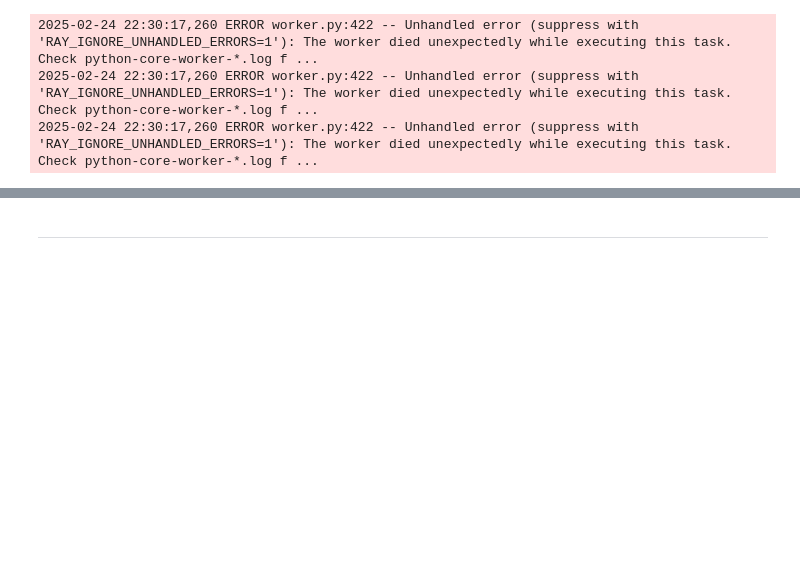
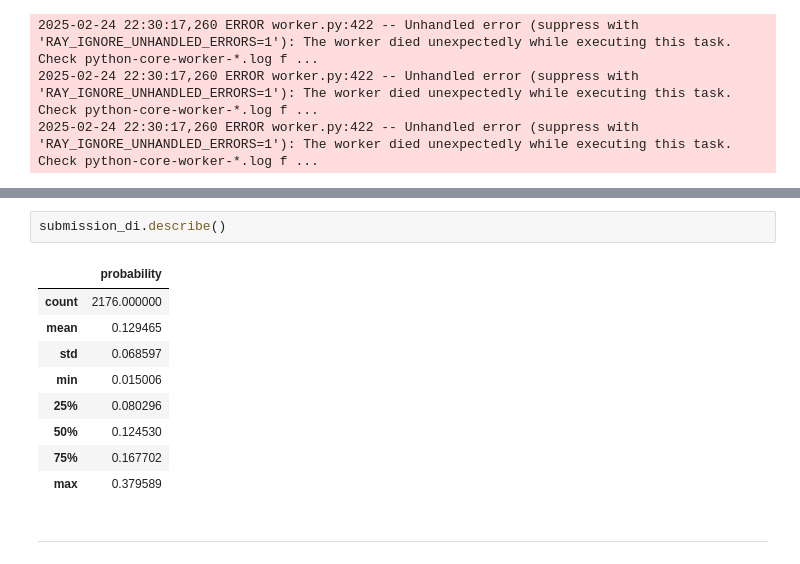
Before and after one commit to BaekJunehong/LG_Aimers_6th, a Jupyter notebook: code/code53_Modeling_DI_autogluon.ipynb, the cells around one changed output, grey strips where cells are left out. Saved outputs shown, nothing was run; the diff lists cells and outputs as text; blank space fills up the shorter version.

```diff
--- a/code/code53_Modeling_DI_autogluon.ipynb
+++ b/code/code53_Modeling_DI_autogluon.ipynb
@@ -160,3 +181,15 @@ print(merged_submission.head())
+# %%
+submission_di.describe()
+# %% [output]
+|  | probability |
+| count | 2176.000000 |
+| mean | 0.129465 |
+| std | 0.068597 |
+| min | 0.015006 |
+| 25% | 0.080296 |
+| 50% | 0.124530 |
+| 75% | 0.167702 |
+| max | 0.379589 |
 # %% [markdown]
 ----
 # %% [markdown]
```
Also changed, not shown: parts of 4 cells of this notebook, 10 other files.
